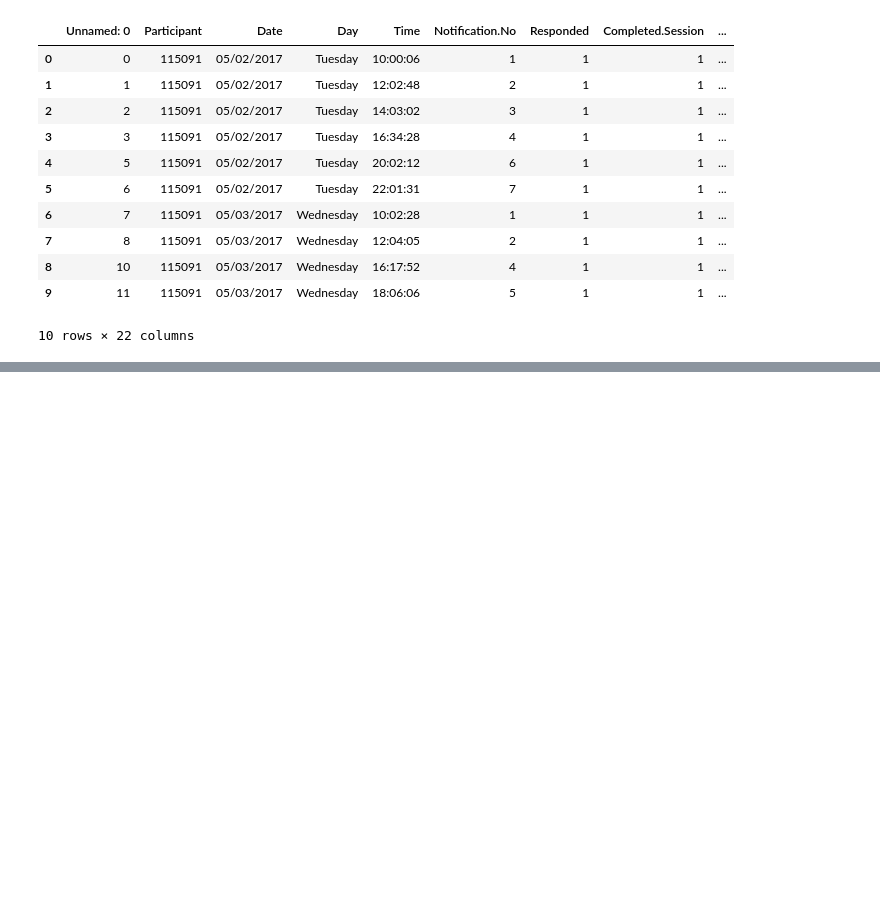
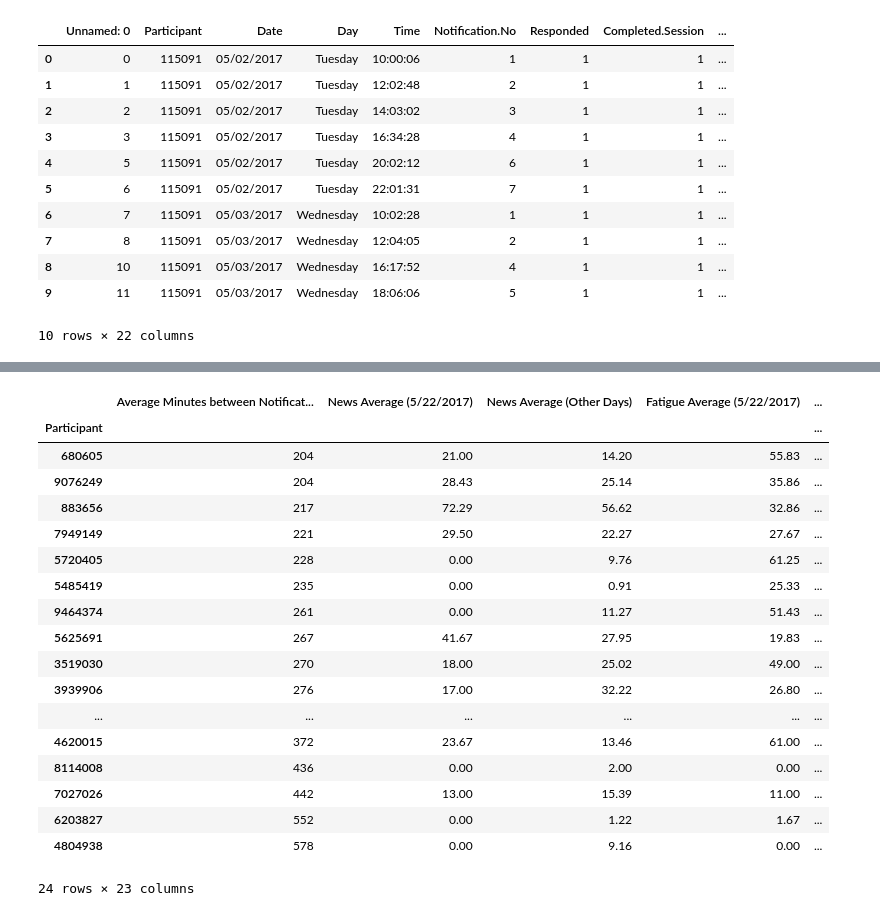
Before and after one commit to hialstkd/Social_Media_And_Happiness, a Jupyter notebook: ariana_grande.ipynb, the cells around one changed output, grey strips where cells are left out. Drawn from its saved outputs; the diff is of its cells as text; code cells hidden in the pictures; blank space fills up the shorter version.

```diff
--- a/ariana_grande.ipynb
+++ b/ariana_grande.ipynb
@@ -24,0 +162,59 @@ data_df.head(10)
+# %%
+ariana_averages_df = pd.DataFrame({
+    "Average Minutes between Notifications": avg_minutes_list,
+    "News Average (5/22/2017)": round(ariana_df[ariana_df['News Day'] == "Day of Manchester Bombing"]['News'].groupby(ariana_df['Participant']).mean(), 2),
+    "News Average (Other Days)": round(ariana_df[ariana_df['News Day'] != "Day of Manchester Bombing"]['News'].groupby(ariana_df['Participant']).mean(), 2),
+
+    "Fatigue Average (5/22/2017)": round(ariana_df[ariana_df['News Day'] == "Day of Manchester Bombing"]['Fatigue'].groupby(ariana_df['Participant']).mean(), 2),
+    "Fatigue Average (Other Days)": round(ariana_df[ariana_df['News Day'] != "Day of Manchester Bombing"]['Fatigue'].groupby(ariana_df['Participant']).mean(), 2),
+
+    "Depressed Mood Average (5/22/2017)": round(ariana_df[ariana_df['News Day'] == "Day of Manchester Bombing"]['DeprMood'].groupby(ariana_df['Participant']).mean(), 2),
+    "Depressed Mood Average (Other Days)": round(ariana_df[ariana_df['News Day'] != "Day of Manchester Bombing"]['DeprMood'].groupby(ariana_df['Participant']).mean(), 2),
+
+    "Loneliness Average (5/22/2017)": round(ariana_df[ariana_df['News Day'] == "Day of Manchester Bombing"]['Loneliness'].groupby(ariana_df['Participant']).mean(), 2),
+    "Loneliness Average (Other Days)": round(ariana_df[ariana_df['News Day'] != "Day of Manchester Bombing"]['Loneliness'].groupby(ariana_df['Participant']).mean(), 2),
+
+    "Concentration Average (5/22/2017)": round(ariana_df[ariana_df['News Day'] == "Day of Manchester Bombing"]['Concentrat'].groupby(ariana_df['Participant']).mean(), 2),
+    "Concentration Average (Other Days)": round(ariana_df[ariana_df['News Day'] != "Day of Manchester Bombing"]['Concentrat'].groupby(ariana_df['Participant']).mean(), 2),
+
+    "Loss of Interest Average (5/22/2017)": round(ariana_df[ariana_df['News Day'] == "Day of Manchester Bombing"]['LossOfInt'].groupby(ariana_df['Participant']).mean(), 2),
+    "Loss of Interest Average (Other Days)": round(ariana_df[ariana_df['News Day'] != "Day of Manchester Bombing"]['LossOfInt'].groupby(ariana_df['Participant']).mean(), 2),
+
+    "Inferior Average (5/22/2017)": round(ariana_df[ariana_df['News Day'] == "Day of Manchester Bombing"]['Inferior'].groupby(ariana_df['Participant']).mean(), 2),
+    "Inferior Average (Other Days)": round(ariana_df[ariana_df['News Day'] != "Day of Manchester Bombing"]['Inferior'].groupby(ariana_df['Participant']).mean(), 2),
+
+    "Hopeless Average (5/22/2017)": round(ariana_df[ariana_df['News Day'] == "Day of Manchester Bombing"]['Hopeless'].groupby(ariana_df['Participant']).mean(), 2),
+    "Hopeless Average (Other Days)": round(ariana_df[ariana_df['News Day'] != "Day of Manchester Bombing"]['Hopeless'].groupby(ariana_df['Participant']).mean(), 2),
+
+    "Stress Average (5/22/2017)": round(ariana_df[ariana_df['News Day'] == "Day of Manchester Bombing"]['Stress'].groupby(ariana_df['Participant']).mean(), 2),
+    "Stress Average (Other Days)": round(ariana_df[ariana_df['News Day'] != "Day of Manchester Bombing"]['Stress'].groupby(ariana_df['Participant']).mean(), 2),
+
+    "PSMU Average (5/22/2017)": round(ariana_df[ariana_df['News Day'] == "Day of Manchester Bombing"]['PSMU'].groupby(ariana_df['Participant']).mean(), 2),
+    "PSMU Average (Other Days)": round(ariana_df[ariana_df['News Day'] != "Day of Manchester Bombing"]['PSMU'].groupby(ariana_df['Participant']).mean(), 2),
+
+    "Active Average (5/22/2017)": round(ariana_df[ariana_df['News Day'] == "Day of Manchester Bombing"]['Active'].groupby(ariana_df['Participant']).mean(), 2),
+    "Active Average (Other Days)": round(ariana_df[ariana_df['News Day'] != "Day of Manchester Bombing"]['Active'].groupby(ariana_df['Participant']).mean(), 2)
+})
+
+
+ariana_averages_df.sort_values(by='Average Minutes between Notifications')
+# %% [output]
+|  | Average Minutes between Notificat... | News Average (5/22/2017) | News Average (Other Days) | Fatigue Average (5/22/2017) | ... |
+| Participant |  |  |  |  | ... |
+| 680605 | 204 | 21.00 | 14.20 | 55.83 | ... |
+| 9076249 | 204 | 28.43 | 25.14 | 35.86 | ... |
+| 883656 | 217 | 72.29 | 56.62 | 32.86 | ... |
+| 7949149 | 221 | 29.50 | 22.27 | 27.67 | ... |
+| 5720405 | 228 | 0.00 | 9.76 | 61.25 | ... |
+| 5485419 | 235 | 0.00 | 0.91 | 25.33 | ... |
+| 9464374 | 261 | 0.00 | 11.27 | 51.43 | ... |
+| 5625691 | 267 | 41.67 | 27.95 | 19.83 | ... |
+| 3519030 | 270 | 18.00 | 25.02 | 49.00 | ... |
+| 3939906 | 276 | 17.00 | 32.22 | 26.80 | ... |
+| ... | ... | ... | ... | ... | ... |
+| 4620015 | 372 | 23.67 | 13.46 | 61.00 | ... |
+| 8114008 | 436 | 0.00 | 2.00 | 0.00 | ... |
+| 7027026 | 442 | 13.00 | 15.39 | 11.00 | ... |
+| 6203827 | 552 | 0.00 | 1.22 | 1.67 | ... |
+| 4804938 | 578 | 0.00 | 9.16 | 0.00 | ... |
+24 rows × 23 columns
```
Also changed, not shown: parts of 9 cells of this notebook.
